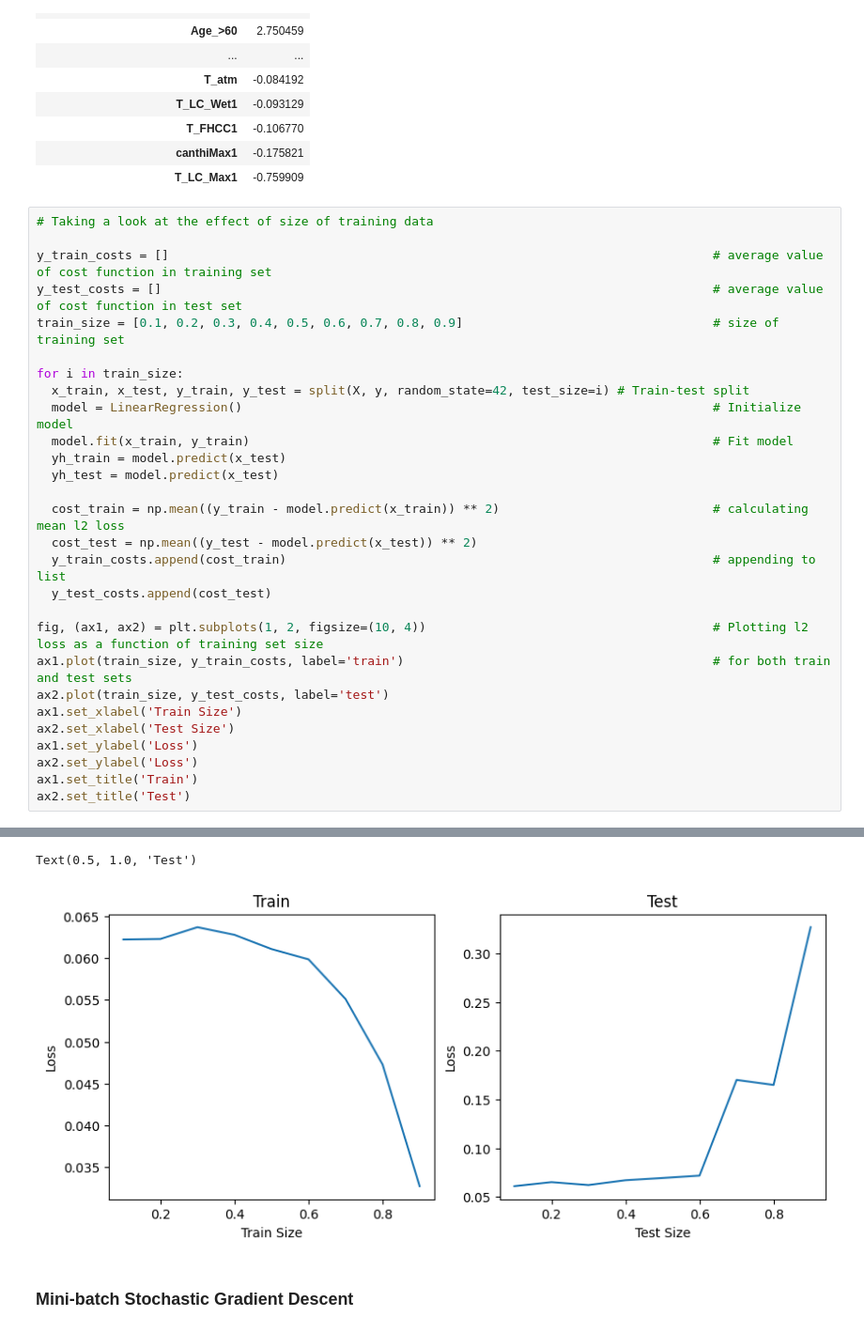
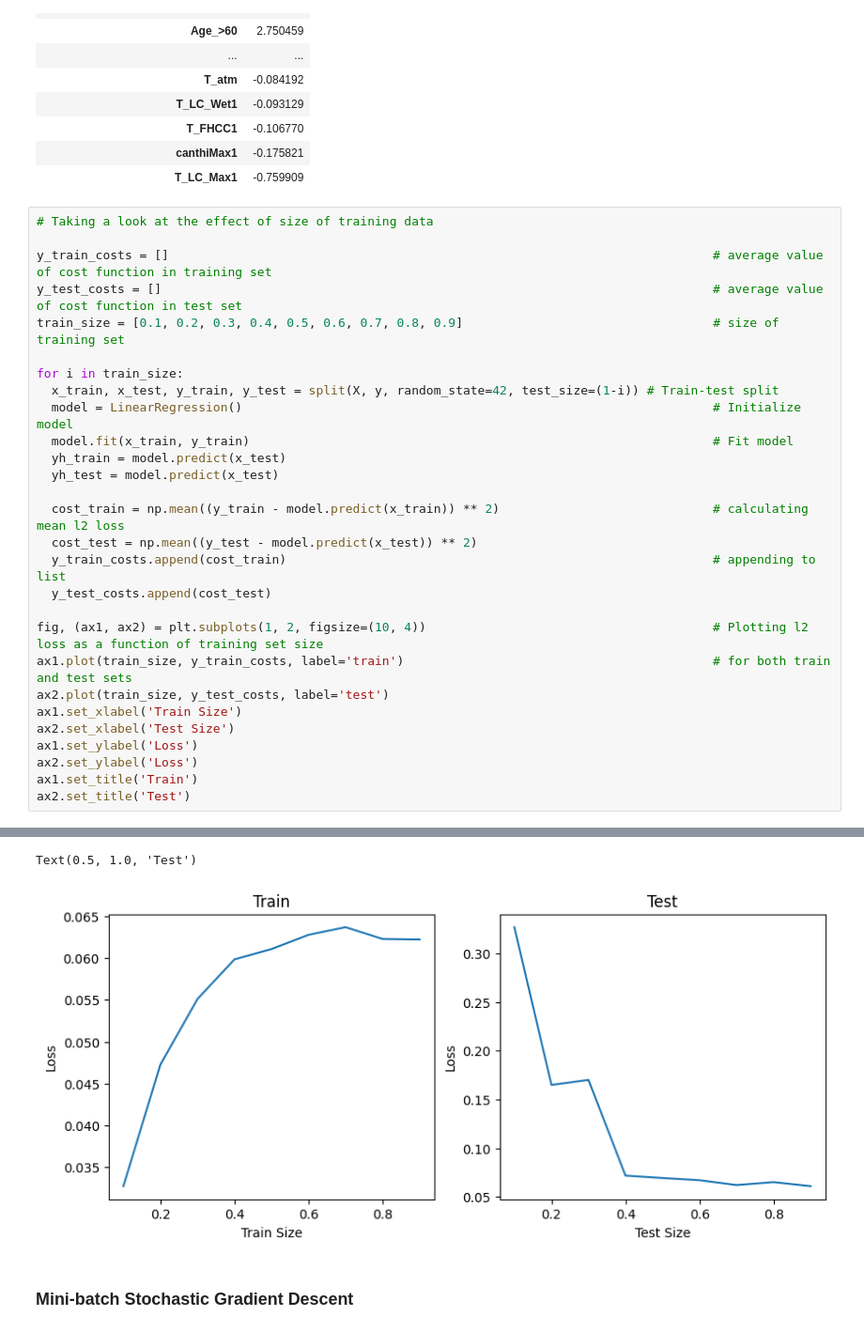
Before and after one commit to benbaz-2/comp551, a Jupyter notebook: assignment_1_regression_aziz.ipynb, the cells around one changed output, grey strips where cells are left out. Shown at 94% size. Saved outputs shown, nothing was run; the diff lists cells and outputs as text.

```diff
--- a/assignment_1_regression_aziz.ipynb
+++ b/assignment_1_regression_aziz.ipynb
@@ -472,7 +472,7 @@ y_test_costs = []
 train_size = [0.1, 0.2, 0.3, 0.4, 0.5, 0.6, 0.7, 0.8, 0.9]                                  # size of training set
 
 for i in train_size:
-  x_train, x_test, y_train, y_test = split(X, y, random_state=42, test_size=i) # Train-test split
+  x_train, x_test, y_train, y_test = split(X, y, random_state=42, test_size=(1-i)) # Train-test split
   model = LinearRegression()                                                                # Initialize model
   model.fit(x_train, y_train)                                                               # Fit model
   yh_train = model.predict(x_test)
@@ -514,5 +514,5 @@ Time taken: 0.002040386199951172 seconds
 Text(0.5, 1.0, 'Test')
-[figure, old version]
+[figure, new version]
 # %% [markdown]
 ### Mini-batch Stochastic Gradient Descent
 # %%
```
Also changed, not shown: parts of 15 cells of this notebook.
